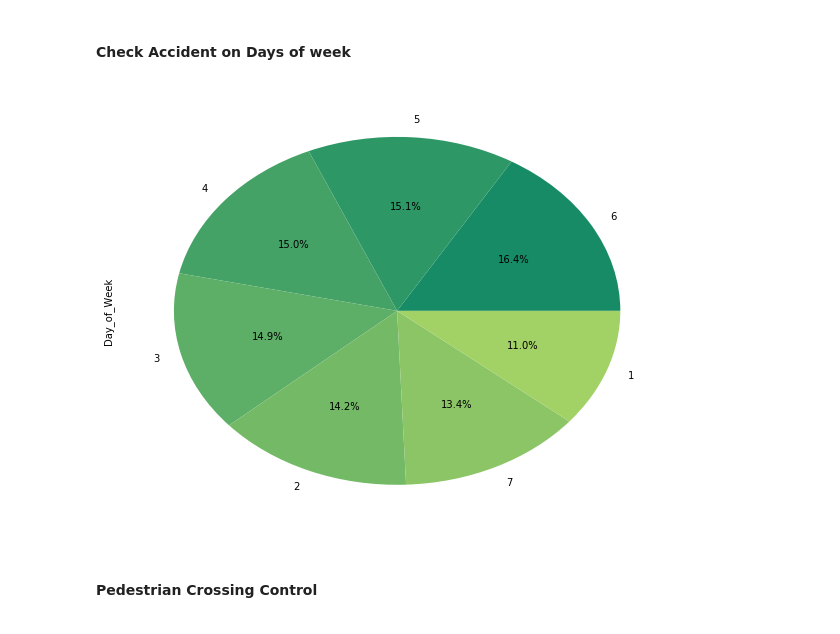
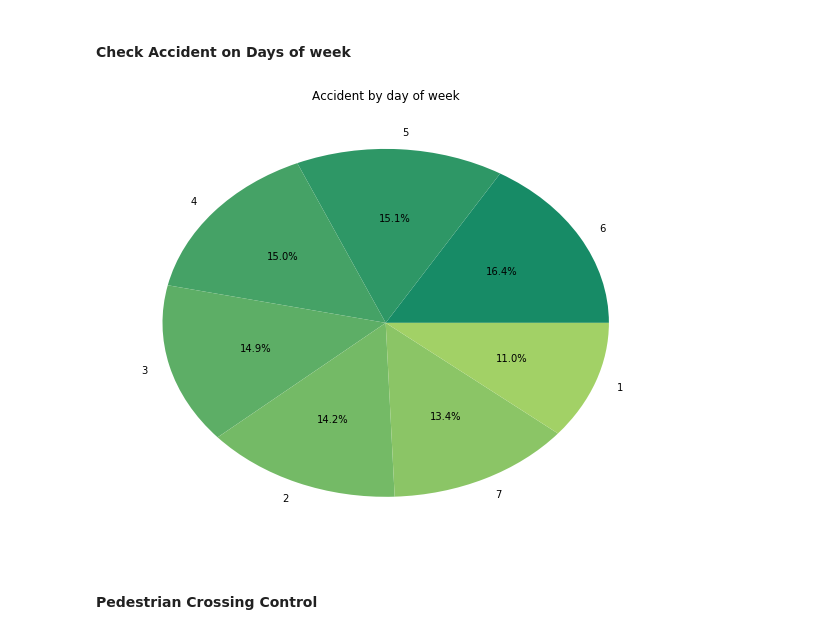
Before and after one commit to ArshadKhurshid/UK-Accident-History, a Jupyter notebook: UKAccident.ipynb, the cells around one changed output. Saved outputs shown, nothing was run; the diff lists cells and outputs as text; code cells hidden in the pictures.

```diff
--- a/UKAccident.ipynb
+++ b/UKAccident.ipynb
@@ -175,10 +179,12 @@ plt.show()
 # %%
 f,ax= plt.subplots(figsize=(10,8))
 Doweek = accdnt_All['Day_of_Week'].dropna().value_counts()
 Doweek.plot.pie(autopct='%1.1f%%',colors=sns.color_palette('summer',10))
+plt.title('Accident by day of week')
+plt.ylabel('')
 plt.show()
 # %% [output]
-[figure, old version]
+[figure, new version]
 # %% [markdown]
 #### Pedestrian Crossing Control
 # %%
```
Also changed, not shown: parts of 10 cells of this notebook.
